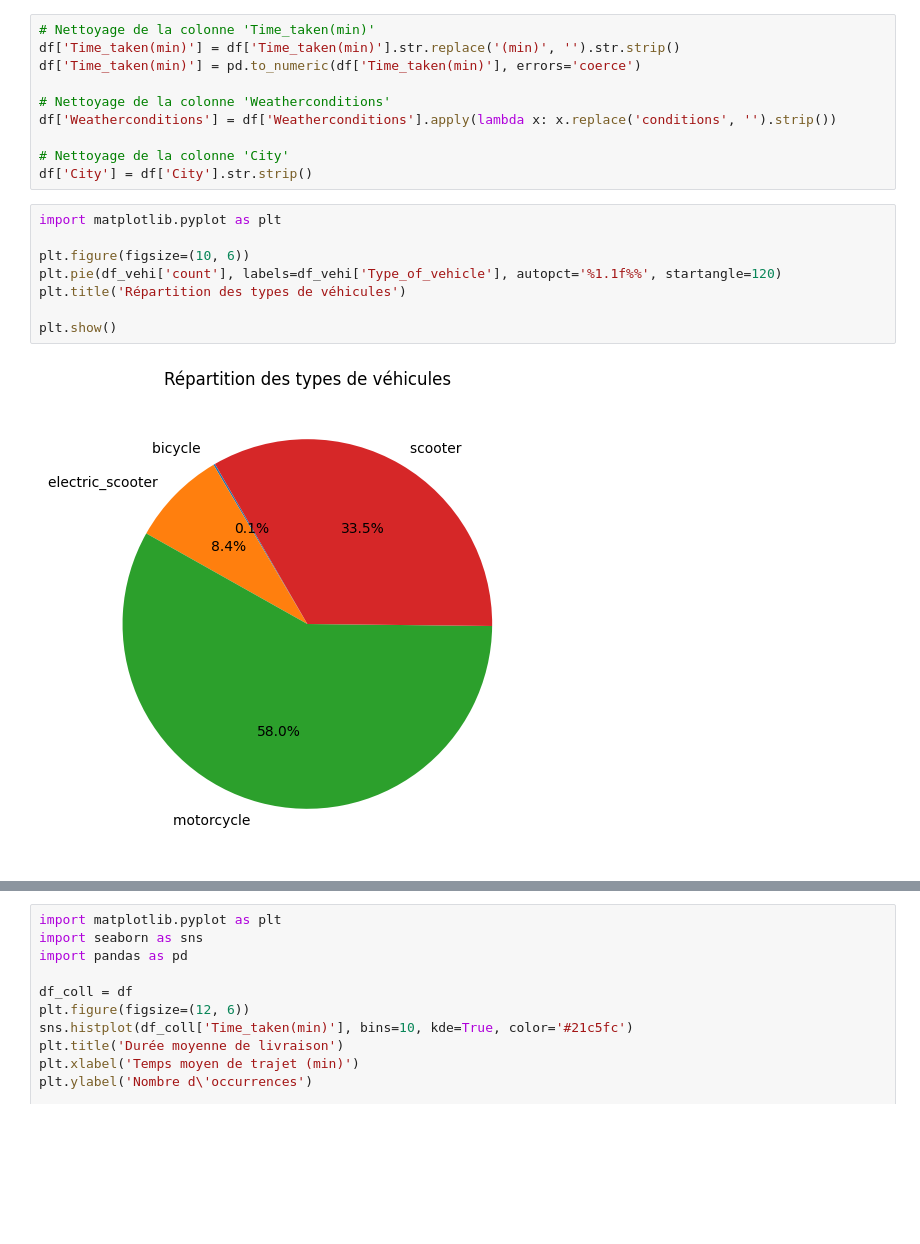
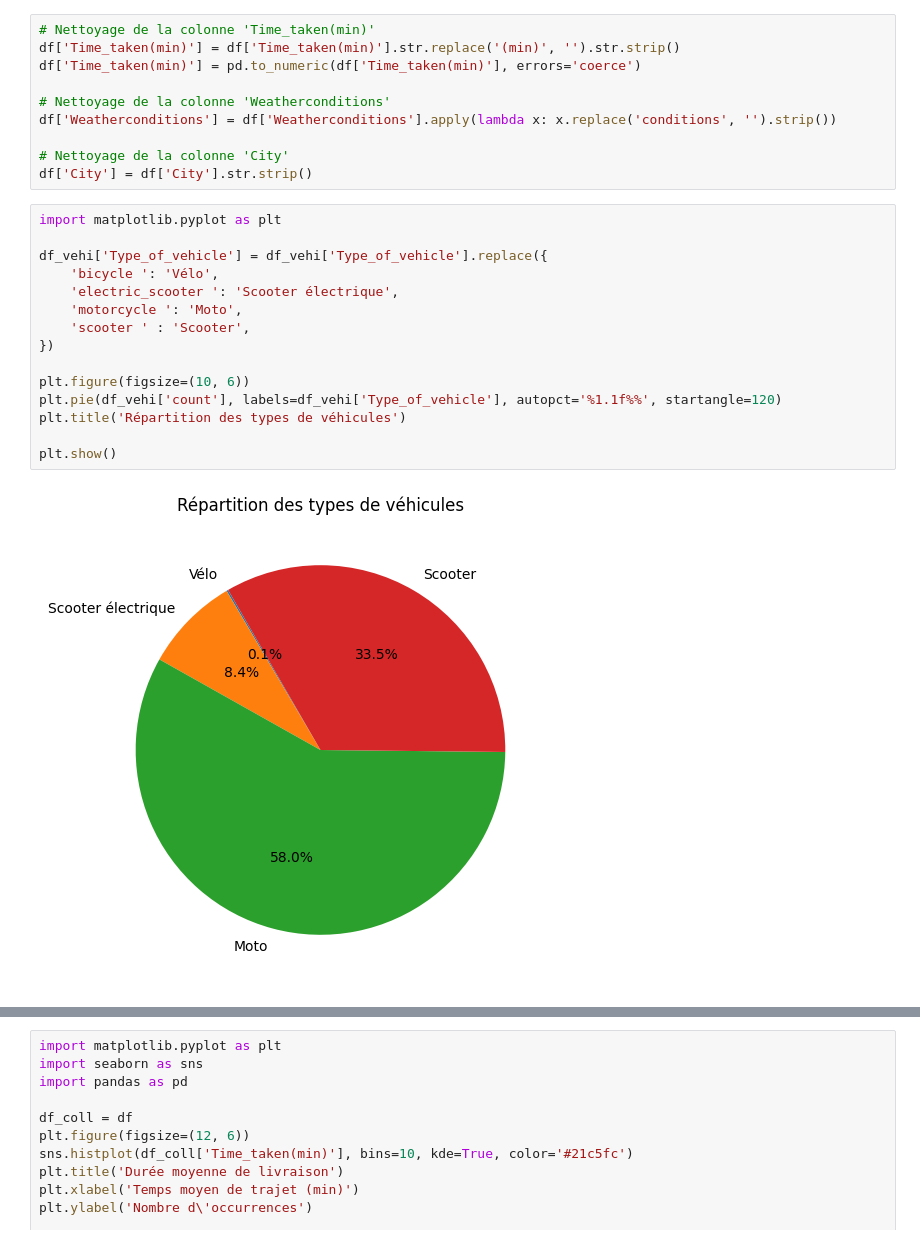
Before and after one commit to Clement-Julia/delivery_nosql, a Jupyter notebook: test.ipynb, the cells around one changed output, grey strips where cells are left out. Drawn from its saved outputs; the diff is of its cells as text; blank space fills up the shorter version.

```diff
--- a/test.ipynb
+++ b/test.ipynb
@@ -64,11 +64,18 @@ df['Weatherconditions'] = df['Weatherconditions'].apply(lambda x: x.replace('con
 df['City'] = df['City'].str.strip()
 # %%
 import matplotlib.pyplot as plt
+
+df_vehi['Type_of_vehicle'] = df_vehi['Type_of_vehicle'].replace({
+    'bicycle ': 'Vélo',
+    'electric_scooter ': 'Scooter électrique',
+    'motorcycle ': 'Moto',
+    'scooter ' : 'Scooter',
+})
 
 plt.figure(figsize=(10, 6))
 plt.pie(df_vehi['count'], labels=df_vehi['Type_of_vehicle'], autopct='%1.1f%%', startangle=120)
 plt.title('Répartition des types de véhicules')
 
 plt.show()
 # %% [output]
-[figure, old version]
+[figure, new version]
```
Also changed, not shown: parts of 3 cells of this notebook, 4 other files.
